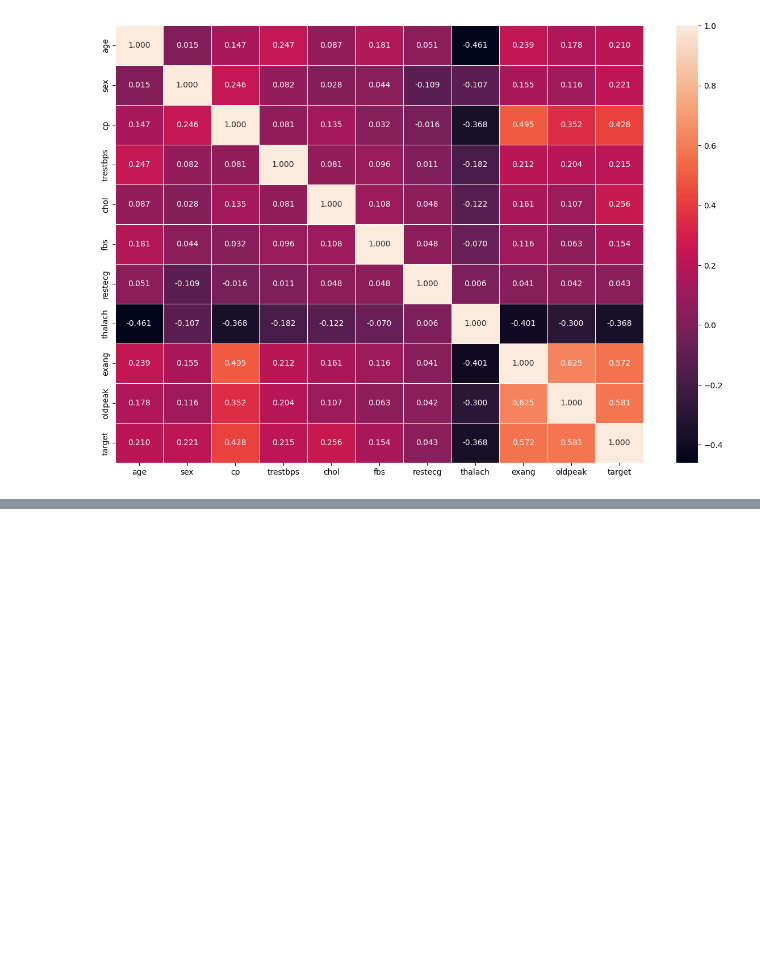
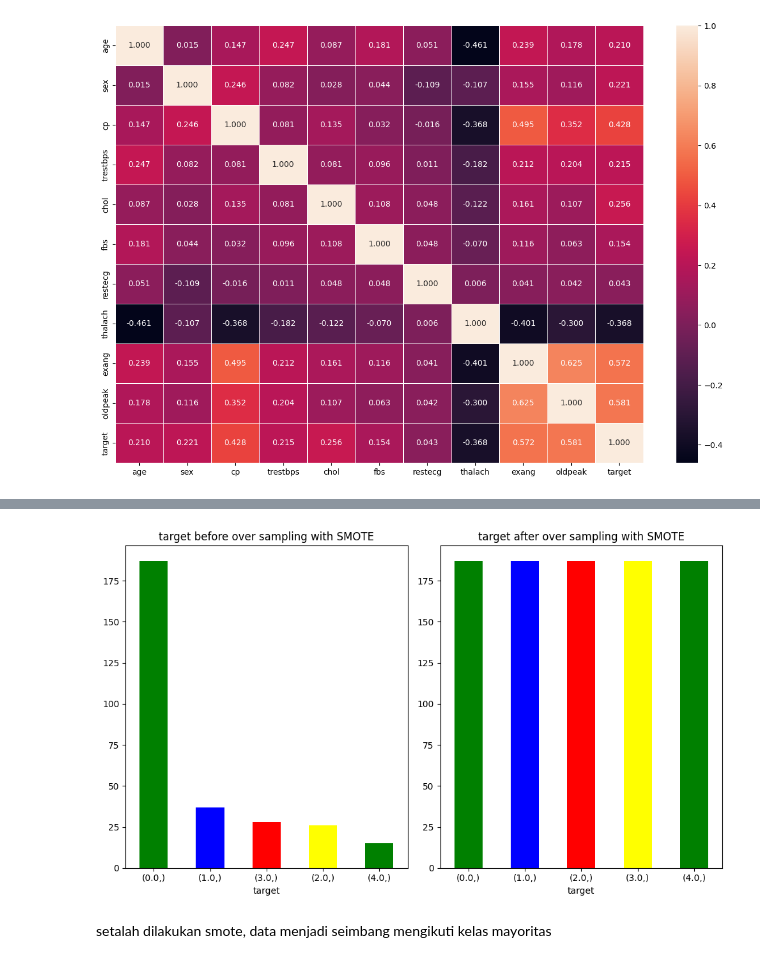
Before and after one commit to Primadya/bimbingan_karir, a Jupyter notebook: BK_Hungarian_Nauval_Dwi_Primadya.ipynb, the cells around one changed output, grey strips where cells are left out. Drawn from its saved outputs; the diff is of its cells as text; code cells hidden in the pictures; blank space fills up the shorter version.

```diff
--- a/BK_Hungarian_Nauval_Dwi_Primadya.ipynb
+++ b/BK_Hungarian_Nauval_Dwi_Primadya.ipynb
@@ -456,0 +493,3 @@ sns.heatmap(cor_mat,annot=True,linewidths=0.5,fmt=".3f")
+# %%
+X = dfClean.drop("target", axis=1).values # menghapus kolom 'target'
+y = dfClean.iloc[:,-1] # mengambil kolom 'target'
@@ -456,0 +510,4 @@ sns.heatmap(cor_mat,annot=True,linewidths=0.5,fmt=".3f")
+# %%
+# Oversampling
+smote = SMOTE(random_state=42)
+X_smote_resampled, y_smote_resampled = smote.fit_resample(X, y)
@@ -456,0 +518,24 @@ sns.heatmap(cor_mat,annot=True,linewidths=0.5,fmt=".3f")
+# %%
+# Membuat plot perbandingan jumlah kemunculan nilai target sebelum dan sesudah oversampling dengan SMOTe
+plt.figure(figsize=(12,4)) # Membentuk figure dengan ukuran gambar 12x4
+
+new_df1 = pd.DataFrame(data=y) # membentuk DataFrame yang berisi data target y
+
+plt.subplot(1, 2, 1) # Pembentukan subplot pertama dengan tata letak 1 baris dan 2 kolom, dan memilih subplot pertama sebagai subplot saat ini
+new_df1.value_counts().plot(kind='bar', figsize=(10,6), color=['green', 'blue', 'red', 'yellow'])
+plt.title("target before over sampling with SMOTE") # judul untuk subplot pertama
+plt.xticks(rotation=0);
+
+plt.subplot(1, 2, 2) # pembentukan subplot kedua dengan tata letak 1 baris dan 2 kolom dan memilih subplot kedua sebagai subplot saat ini
+new_df2 = pd.DataFrame(data=y_smote_resampled) # berisi data target hasil oversampling dengan SMOTe
+
+new_df2.value_counts().plot(kind='bar', figsize=(10,6), color=['green', 'blue', 'red', 'yellow'])
+plt.title("target after over sampling with SMOTE") # judul untuk subplot kedua
+plt.xticks(rotation=0);
+
+plt.tight_layout() # pengaturan tata letak plot agar lebih rapi
+plt.show() # Menampilkan plot yang telah dibuat
+# %% [output]
+[figure, added]
+# %% [markdown]
+setalah dilakukan smote, data menjadi seimbang mengikuti kelas mayoritas
```
Also changed, not shown: parts of 112 cells of this notebook.
